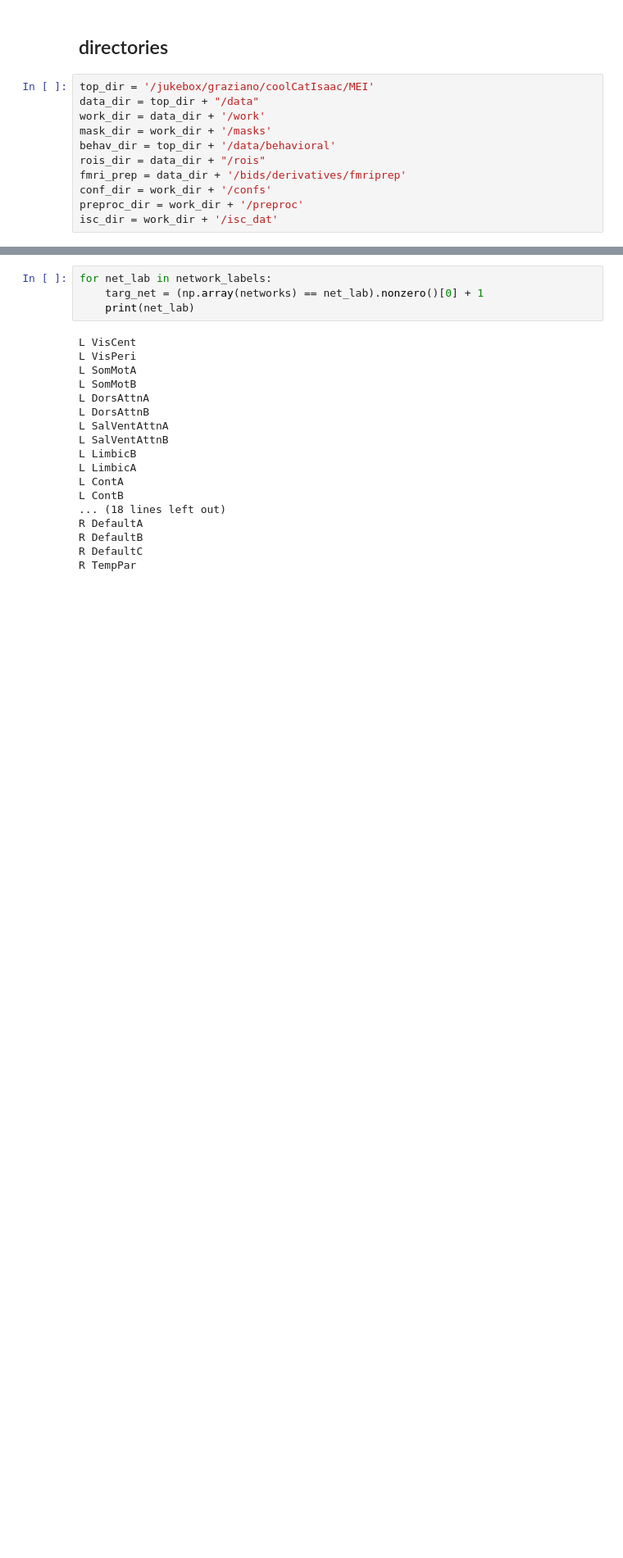
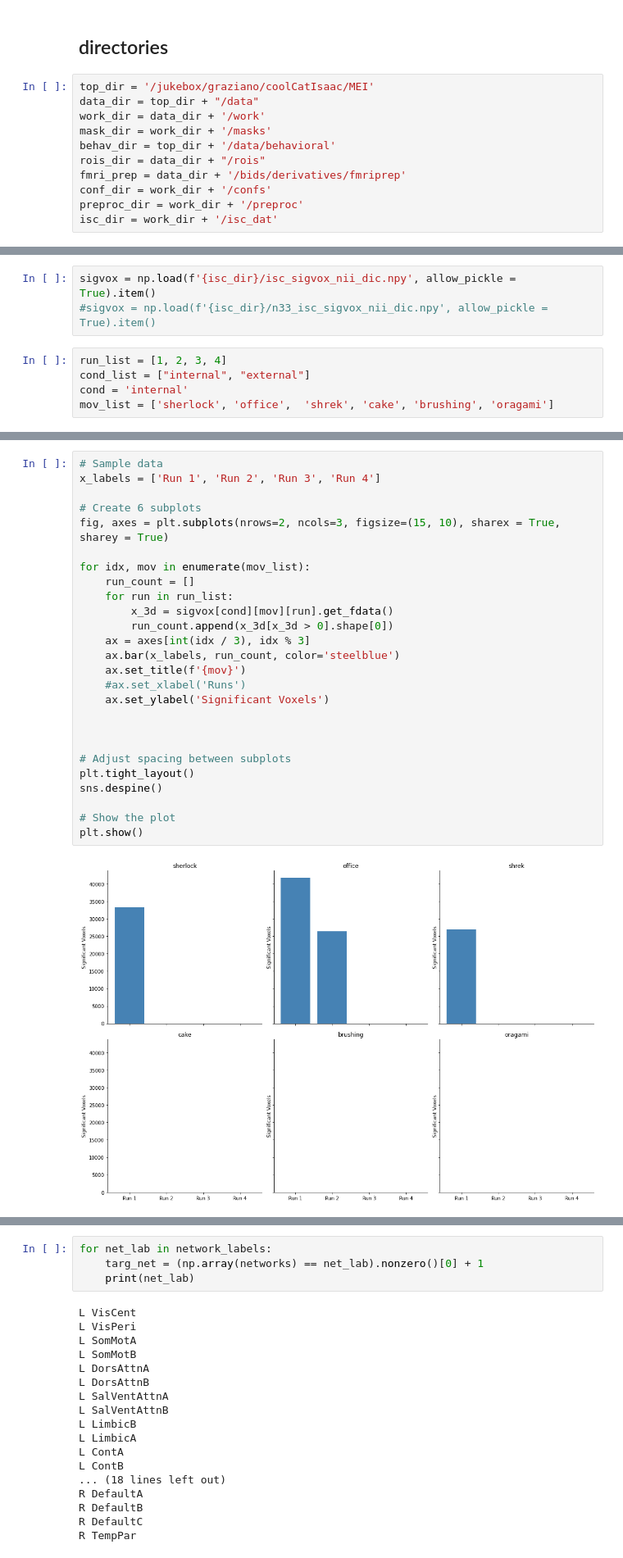
Before and after one commit to isaacrc/MEI_project, a Jupyter notebook: analysis/isc-vis.ipynb, the cells around one changed output, grey strips where cells are left out. Shown at 82% size. Drawn from its saved outputs; the diff is of its cells as text; blank space fills up the shorter version.

```diff
--- a/analysis/isc-vis.ipynb
+++ b/analysis/isc-vis.ipynb
@@ -211,0 +268,8 @@ sub_list = [
+# %%
+sigvox = np.load(f'{isc_dir}/isc_sigvox_nii_dic.npy', allow_pickle = True).item()
+#sigvox = np.load(f'{isc_dir}/n33_isc_sigvox_nii_dic.npy', allow_pickle = True).item()
+# %%
+run_list = [1, 2, 3, 4]
+cond_list = ["internal", "external"]
+cond = 'internal'
+mov_list = ['sherlock', 'office',  'shrek', 'cake', 'brushing', 'oragami']
@@ -211,0 +283,28 @@ sub_list = [
+# %%
+# Sample data
+x_labels = ['Run 1', 'Run 2', 'Run 3', 'Run 4']
+
+# Create 6 subplots
+fig, axes = plt.subplots(nrows=2, ncols=3, figsize=(15, 10), sharex = True, sharey = True)
+
+for idx, mov in enumerate(mov_list):
+    run_count = []
+    for run in run_list:
+        x_3d = sigvox[cond][mov][run].get_fdata()
+        run_count.append(x_3d[x_3d > 0].shape[0])
+    ax = axes[int(idx / 3), idx % 3]
+    ax.bar(x_labels, run_count, color='steelblue')
+    ax.set_title(f'{mov}')
+    #ax.set_xlabel('Runs')
+    ax.set_ylabel('Significant Voxels')
+
+
+
+# Adjust spacing between subplots
+plt.tight_layout()
+sns.despine()
+
+# Show the plot
+plt.show()
+# %% [output]
+[figure, added]
```
Also changed, not shown: parts of 69 cells of this notebook.
